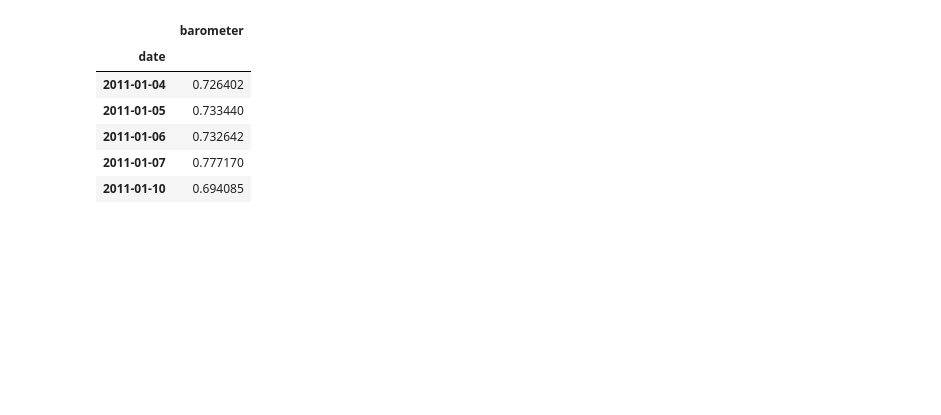
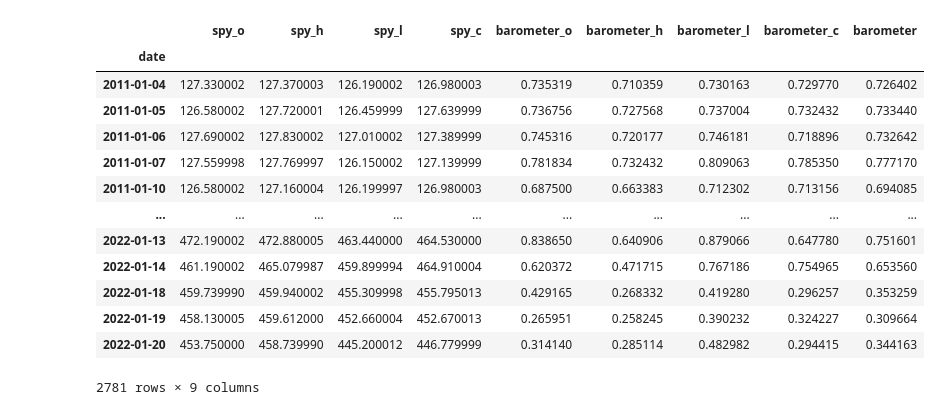
Before and after one commit to Mohammad-Rahmati/QRM_barometer, a Jupyter notebook: Main.ipynb, the cells around one changed output. Cells and saved outputs as stored; diff of their text form; code cells hidden in the pictures; blank space fills up the shorter version.

```diff
--- a/Main.ipynb
+++ b/Main.ipynb
@@ -5,14 +5,21 @@ import mplfinance as mpf
 import matplotlib.pyplot as plt
 # %%
 data = pd.read_csv('data/barometer.csv', index_col='date', parse_dates=True)
-data.head()
+data
 # %% [output]
-|  | barometer |
-| date |  |
-| 2011-01-04 | 0.726402 |
-| 2011-01-05 | 0.733440 |
-| 2011-01-06 | 0.732642 |
-| 2011-01-07 | 0.777170 |
-| 2011-01-10 | 0.694085 |
+|  | spy_o | spy_h | spy_l | spy_c | barometer_o | barometer_h | barometer_l | barometer_c | barometer |
+| date |  |  |  |  |  |  |  |  |  |
+| 2011-01-04 | 127.330002 | 127.370003 | 126.190002 | 126.980003 | 0.735319 | 0.710359 | 0.730163 | 0.729770 | 0.726402 |
+| 2011-01-05 | 126.580002 | 127.720001 | 126.459999 | 127.639999 | 0.736756 | 0.727568 | 0.737004 | 0.732432 | 0.733440 |
+| 2011-01-06 | 127.690002 | 127.830002 | 127.010002 | 127.389999 | 0.745316 | 0.720177 | 0.746181 | 0.718896 | 0.732642 |
+| 2011-01-07 | 127.559998 | 127.769997 | 126.150002 | 127.139999 | 0.781834 | 0.732432 | 0.809063 | 0.785350 | 0.777170 |
+| 2011-01-10 | 126.580002 | 127.160004 | 126.199997 | 126.980003 | 0.687500 | 0.663383 | 0.712302 | 0.713156 | 0.694085 |
+| ... | ... | ... | ... | ... | ... | ... | ... | ... | ... |
+| 2022-01-13 | 472.190002 | 472.880005 | 463.440000 | 464.530000 | 0.838650 | 0.640906 | 0.879066 | 0.647780 | 0.751601 |
+| 2022-01-14 | 461.190002 | 465.079987 | 459.899994 | 464.910004 | 0.620372 | 0.471715 | 0.767186 | 0.754965 | 0.653560 |
+| 2022-01-18 | 459.739990 | 459.940002 | 455.309998 | 455.795013 | 0.429165 | 0.268332 | 0.419280 | 0.296257 | 0.353259 |
+| 2022-01-19 | 458.130005 | 459.612000 | 452.660004 | 452.670013 | 0.265951 | 0.258245 | 0.390232 | 0.324227 | 0.309664 |
+| 2022-01-20 | 453.750000 | 458.739990 | 445.200012 | 446.779999 | 0.314140 | 0.285114 | 0.482982 | 0.294415 | 0.344163 |
+2781 rows × 9 columns
 # %%
 ticker = 'spy'
```
Also changed, not shown: parts of 2 cells of this notebook, 1 other file.
